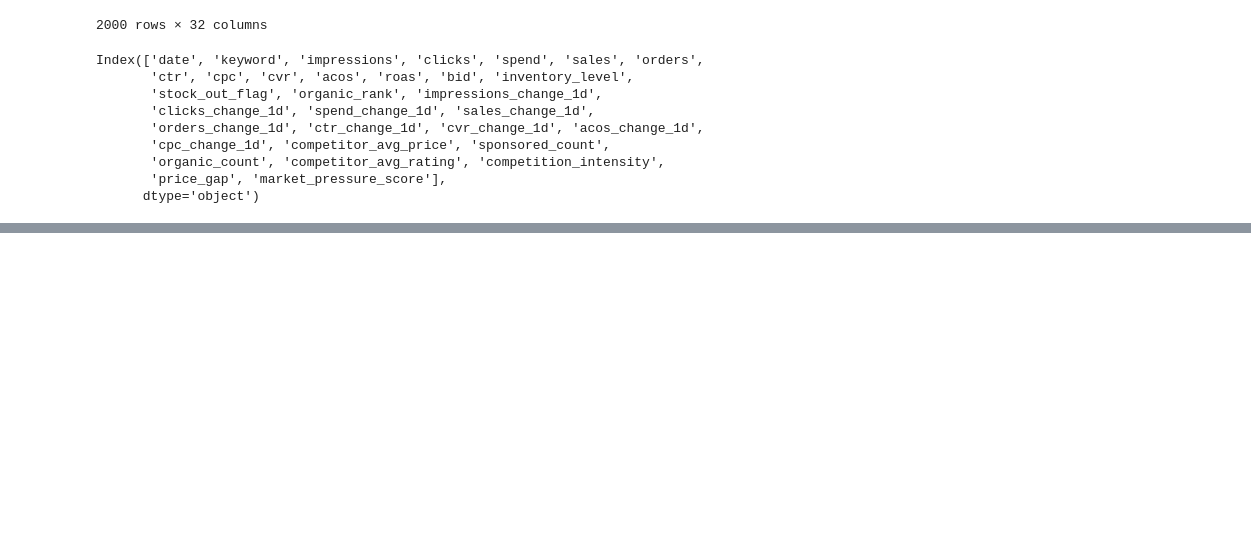
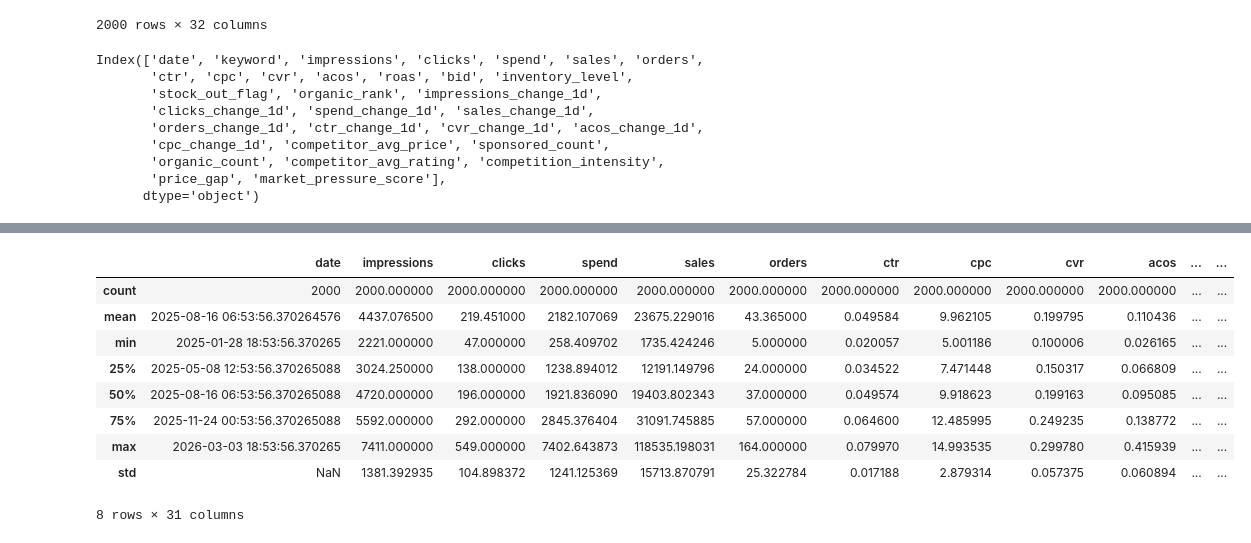
Before and after one commit to kinjal0123/Anomaly, a Jupyter notebook: Untitled1.ipynb, the cells around one changed output, grey strips where cells are left out. Drawn from its saved outputs; the diff is of its cells as text; code cells hidden in the pictures; blank space fills up the shorter version.

```diff
--- a/Untitled1.ipynb
+++ b/Untitled1.ipynb
@@ -182,0 +205,13 @@ Index(['date', 'keyword', 'impressions', 'clicks', 'spend', 'sales', 'orders',
+# %%
+combined_df.describe()
+# %% [output]
+|  | date | impressions | clicks | spend | sales | orders | ctr | cpc | cvr | acos | ... | ... |
+| count | 2000 | 2000.000000 | 2000.000000 | 2000.000000 | 2000.000000 | 2000.000000 | 2000.000000 | 2000.000000 | 2000.000000 | 2000.000000 | ... | ... |
+| mean | 2025-08-16 06:53:56.370264576 | 4437.076500 | 219.451000 | 2182.107069 | 23675.229016 | 43.365000 | 0.049584 | 9.962105 | 0.199795 | 0.110436 | ... | ... |
+| min | 2025-01-28 18:53:56.370265 | 2221.000000 | 47.000000 | 258.409702 | 1735.424246 | 5.000000 | 0.020057 | 5.001186 | 0.100006 | 0.026165 | ... | ... |
+| 25% | 2025-05-08 12:53:56.370265088 | 3024.250000 | 138.000000 | 1238.894012 | 12191.149796 | 24.000000 | 0.034522 | 7.471448 | 0.150317 | 0.066809 | ... | ... |
+| 50% | 2025-08-16 06:53:56.370265088 | 4720.000000 | 196.000000 | 1921.836090 | 19403.802343 | 37.000000 | 0.049574 | 9.918623 | 0.199163 | 0.095085 | ... | ... |
+| 75% | 2025-11-24 00:53:56.370265088 | 5592.000000 | 292.000000 | 2845.376404 | 31091.745885 | 57.000000 | 0.064600 | 12.485995 | 0.249235 | 0.138772 | ... | ... |
+| max | 2026-03-03 18:53:56.370265 | 7411.000000 | 549.000000 | 7402.643873 | 118535.198031 | 164.000000 | 0.079970 | 14.993535 | 0.299780 | 0.415939 | ... | ... |
+| std | NaN | 1381.392935 | 104.898372 | 1241.125369 | 15713.870791 | 25.322784 | 0.017188 | 2.879314 | 0.057375 | 0.060894 | ... | ... |
+8 rows × 31 columns
```
Also changed, not shown: parts of 9 cells of this notebook, 2 other files.
